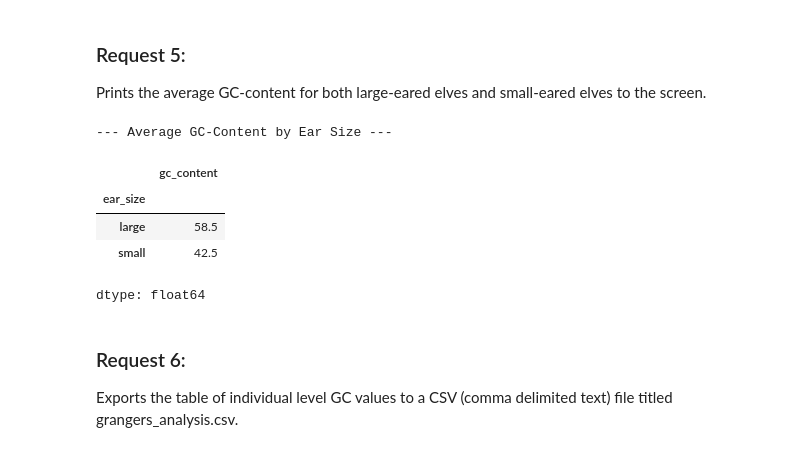
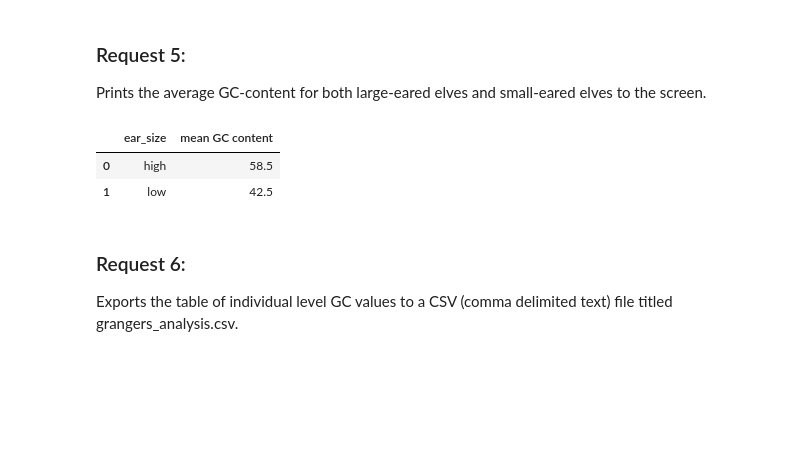
Before and after one commit to veronicaluzzi/Data-Science-Cohort-20, a Jupyter notebook: Exercises/Module_3_SQL/2a_Grangers_Elf_Analysis.v02.ipynb, the cells around one changed output. Drawn from its saved outputs; the diff is of its cells as text; code cells hidden in the pictures; blank space fills up the shorter version.

Commit message:
created vectorized calculations

```diff
--- a/Exercises/Module_3_SQL/2a_Grangers_Elf_Analysis.v02.ipynb
+++ b/Exercises/Module_3_SQL/2a_Grangers_Elf_Analysis.v02.ipynb
@@ -68,0 +38,4 @@ print(df.head(11))
+# %%
+# Load the data natively from your Drive
+df = pd.read_csv( url )
+df
@@ -102,25 +87,3 @@ Loops over the rows in the data frame - This was replaced with two function: one
 
 
 For each row in the dataset, checks to see if the ear length is large (>10 cm) or small (<=10 cm) and determines the GC-content of the DNA sequence (i.e., the percentage of bases that are either G or C)
-# %%
-# 1. Define a function to calculate GC content.
-def calculate_gc_content(dna_sequence):
-    """Calculates the percentage of G and C bases in a DNA string."""
-    dna = dna_sequence.upper()
-    g_count = dna.count('G')
-    c_count = dna.count('C')
-    gc_content = ((g_count + c_count) / len(dna)) * 100
-    return gc_content
-def categorize_ear_length(length):
-    if length > 10:
-        return 'large'   # Converts numbers > 10 to the string 'large'
-    else:
-        return 'small'   # Converts numbers <= 10 to the string 'small'
-# 2. Create the new column using .apply()
-# (Make sure 'dna' matches the exact name of your DNA column)
-df['gc_content'] = df['dnaseq'].apply(calculate_gc_content)
-# This is the step that converts the numbers into 'large' or 'small'
-df['ear_size'] = df['earlength'].apply(categorize_ear_length)
-# 3. View the updated dataframe
-print(df.head(11))
-df
@@ -155,0 +90,5 @@ df
+# %%
+# a vectorized approach
+# this uses a regular expression in the .count() method
+df['gc_content'] = df["dnaseq"].str.count(r'[GC]')/df["dnaseq"].str.len()*100
+df
@@ -155,0 +107,5 @@ df
+# %%
+# a vectorized approach
+# uses numpy's .where() method
+df['ear_size'] = np.where(df['earlength'] > 10, 'high', 'low')
+df
@@ -181,18 +146,13 @@ grangers_df
 
 Prints the average GC-content for both large-eared elves and small-eared elves to the screen.
 # %%
-#printing the average GC-content for small and large eared elves
 # Group by the ear size and calculate the average GC content
-averages = grangers_df.groupby('ear_size')['gc_content'].mean()
-print("\n--- Average GC-Content by Ear Size ---")
-averages
+# renames the series and converts to a data frame
+grangers_df.groupby('ear_size')['gc_content'].mean().rename("mean GC content").reset_index()
 # %% [output]
---- Average GC-Content by Ear Size ---
-|  | gc_content |
-| ear_size |  |
-| large | 58.5 |
-| small | 42.5 |
+|  | ear_size | mean GC content |
+| 0 | high | 58.5 |
+| 1 | low | 42.5 |
-dtype: float64
 # %% [markdown]
 ### Request 6:
 
```
Also changed, not shown: parts of 17 cells of this notebook.
